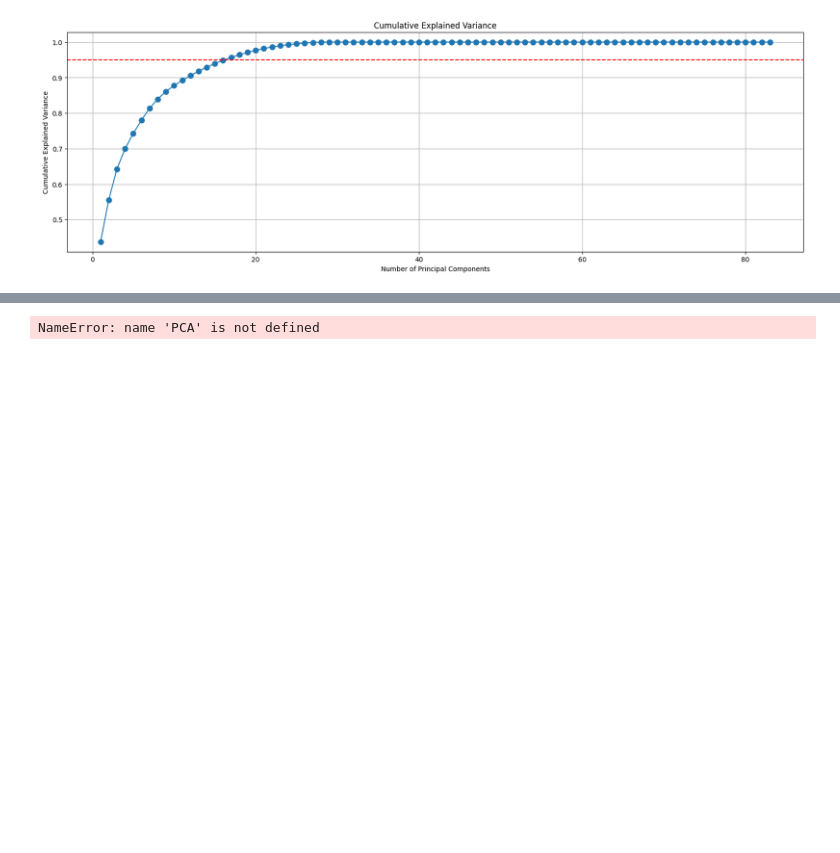
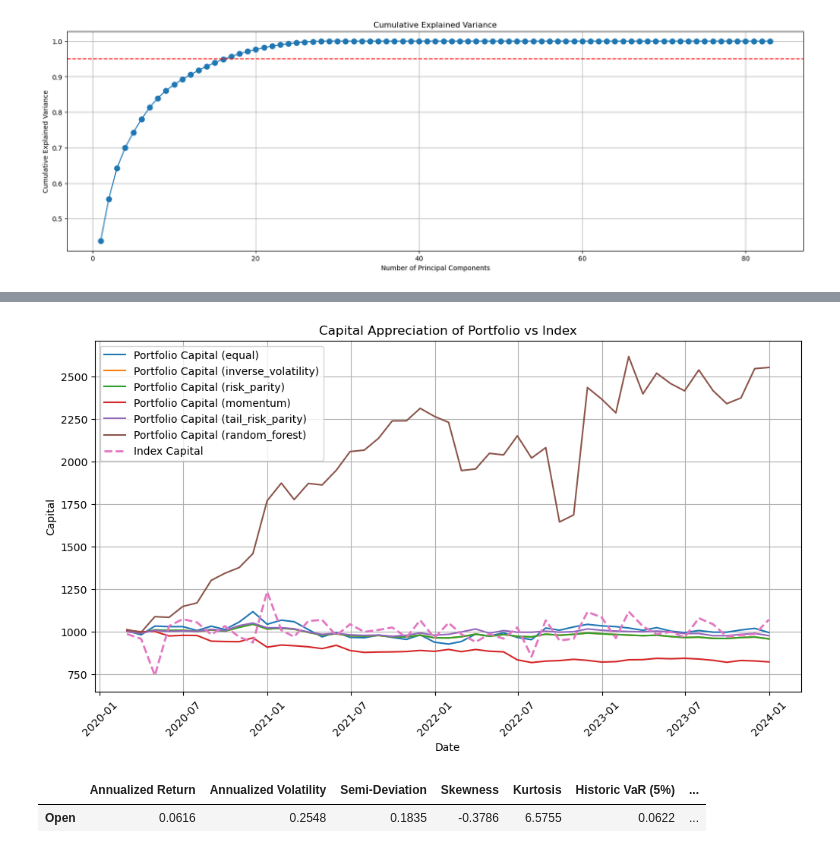
Before and after one commit to miindisponi99/Statistical-Factor-Model, a Jupyter notebook: Stat_factor_model.ipynb, the cells around one changed output, grey strips where cells are left out. Saved outputs shown, nothing was run; the diff lists cells and outputs as text; code cells hidden in the pictures; blank space fills up the shorter version.

Commit message:
added different weighting methods and transaction costs

```diff
--- a/Stat_factor_model.ipynb
+++ b/Stat_factor_model.ipynb
@@ -12,7 +9,7 @@ from Factor_classes import StockData, CorrelationMatrix, ComponentsAnalysis, APC
 start_date = datetime.datetime(2017, 1, 1)
 end_date = datetime.datetime(2024, 1, 1)
 
-stock_data = StockData(start_date, end_date)
+stock_data = Factor_classes.StockData(start_date, end_date)
 returns = stock_data.returns
 index_returns = stock_data.index_returns
 # %% [output]
@@ -221,13 +48,0 @@ def factor_model_returns(returns, volume_data, loadings, factors, test_index, tr
-# %%
-pca = PCA().fit(returns.iloc[:window_size])
-explained_variance = pca.explained_variance_ratio_
-
-plt.figure(figsize=(10,6))
-plt.plot(np.cumsum(explained_variance))
-plt.xlabel('Number of Components')
-plt.ylabel('Variance Explained')
-plt.title('Explained Variance by PCA Components')
-plt.grid(True)
-plt.show()
-# %% [output]
-NameError: name 'PCA' is not defined
@@ -256,0 +49,12 @@ plt.show()
+# %%
+strategy = Factor_classes.RollingAPCAStrategy(returns, window_size=36, max_iterations=1000, initial_capital=1000, transaction_cost=0.001, slippage=0.001)
+index_cum_returns, portfolio_cum_returns = strategy.evaluate_strategies(index_returns)
+# %% [output]
+[figure, added]
+# %%
+index_stats = Factor_classes.FinancialMetrics.summary_stats(pd.DataFrame(index_cum_returns))
+
+index_stats
+# %% [output]
+|  | Annualized Return | Annualized Volatility | Semi-Deviation | Skewness | Kurtosis | Historic VaR (5%) | ... |
+| Open | 0.0616 | 0.2548 | 0.1835 | -0.3786 | 6.5755 | 0.0622 | ... |
```
Also changed, not shown: parts of 14 cells of this notebook, 1 other file.
